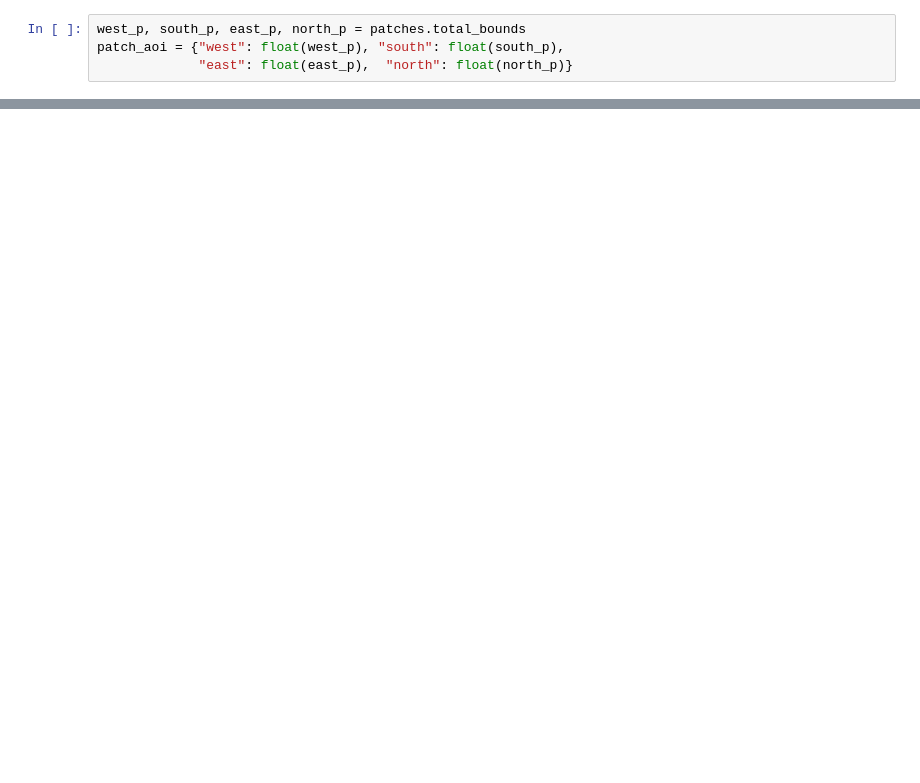
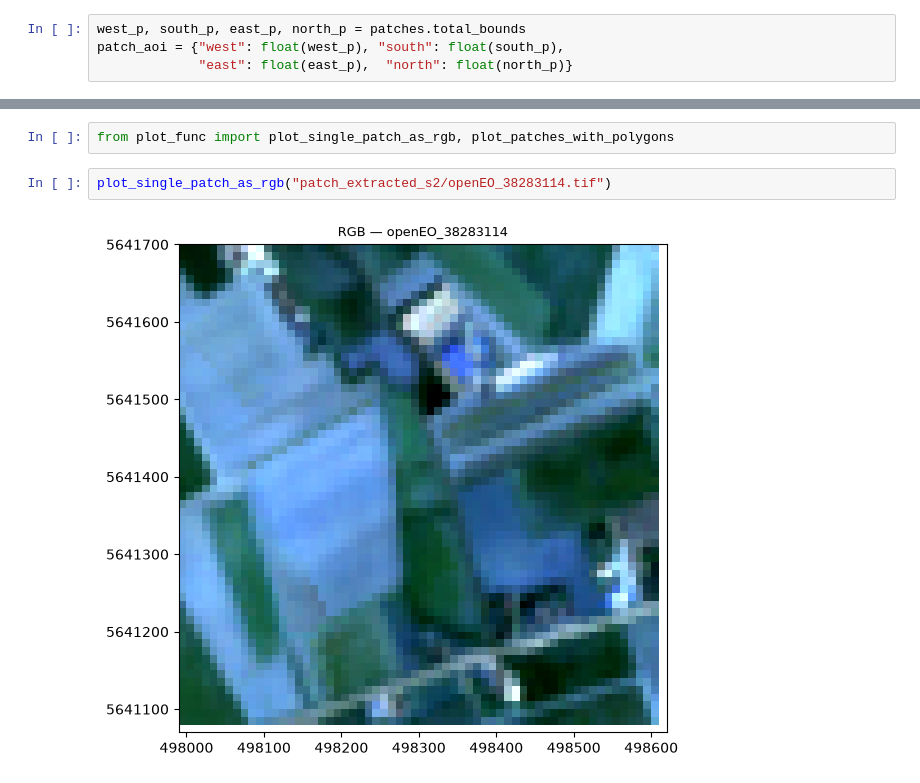
Before and after one commit to Open-EO/openeo-community-examples, a Jupyter notebook: python/DataPreparation/ML_ready_data.ipynb, the cells around one changed output, grey strips where cells are left out. Drawn from its saved outputs; the diff is of its cells as text; blank space fills up the shorter version.

```diff
--- a/python/DataPreparation/ML_ready_data.ipynb
+++ b/python/DataPreparation/ML_ready_data.ipynb
@@ -278,0 +302,6 @@ Saved polygon-based patch outputs in patch_chips
+# %%
+from plot_func import plot_single_patch_as_rgb, plot_patches_with_polygons
+# %%
+plot_single_patch_as_rgb("patch_extracted_s2/openEO_38283114.tif")
+# %% [output]
+[figure, added]
```
Also changed, not shown: parts of 19 cells of this notebook, 2 other files.
